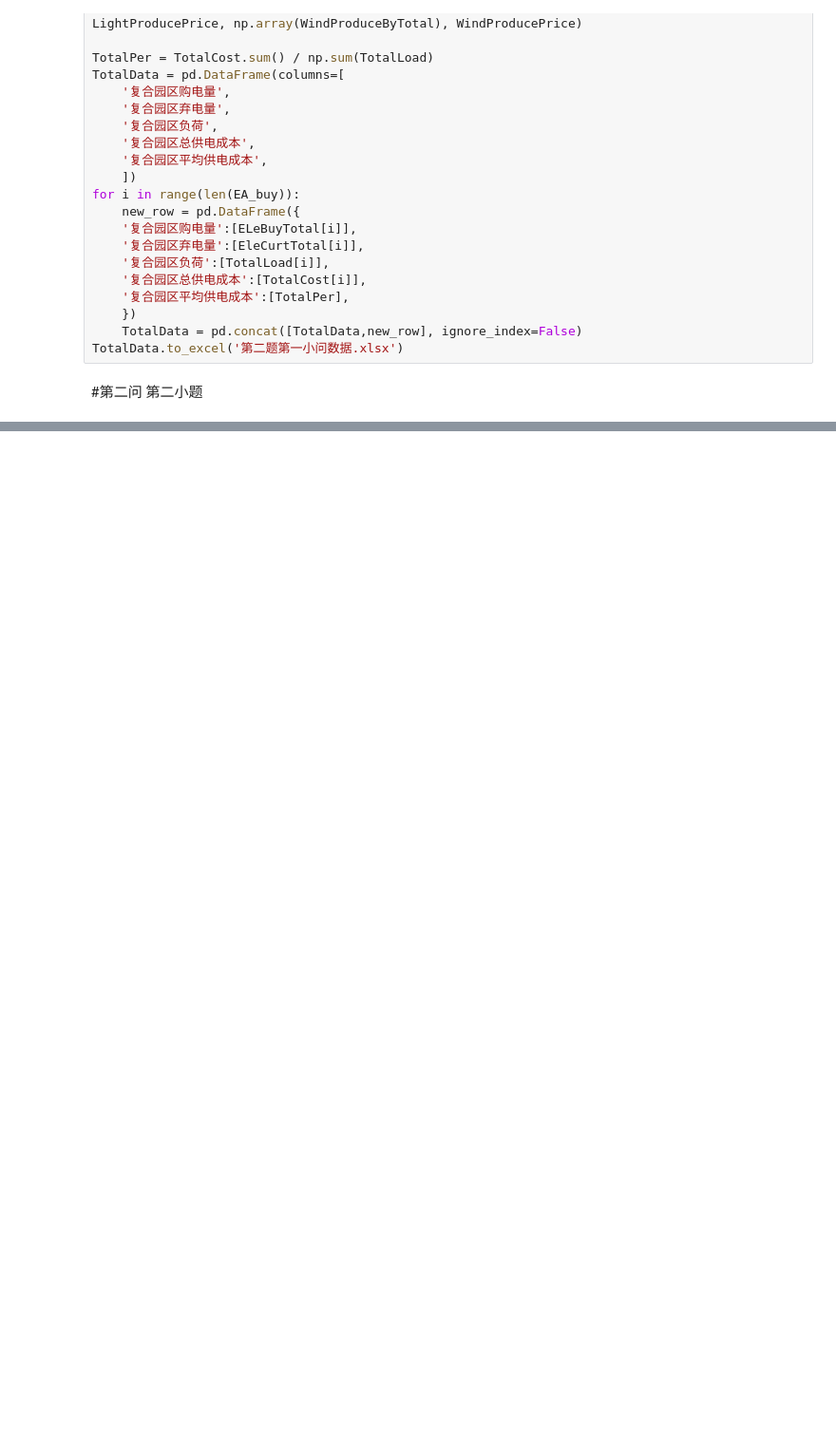
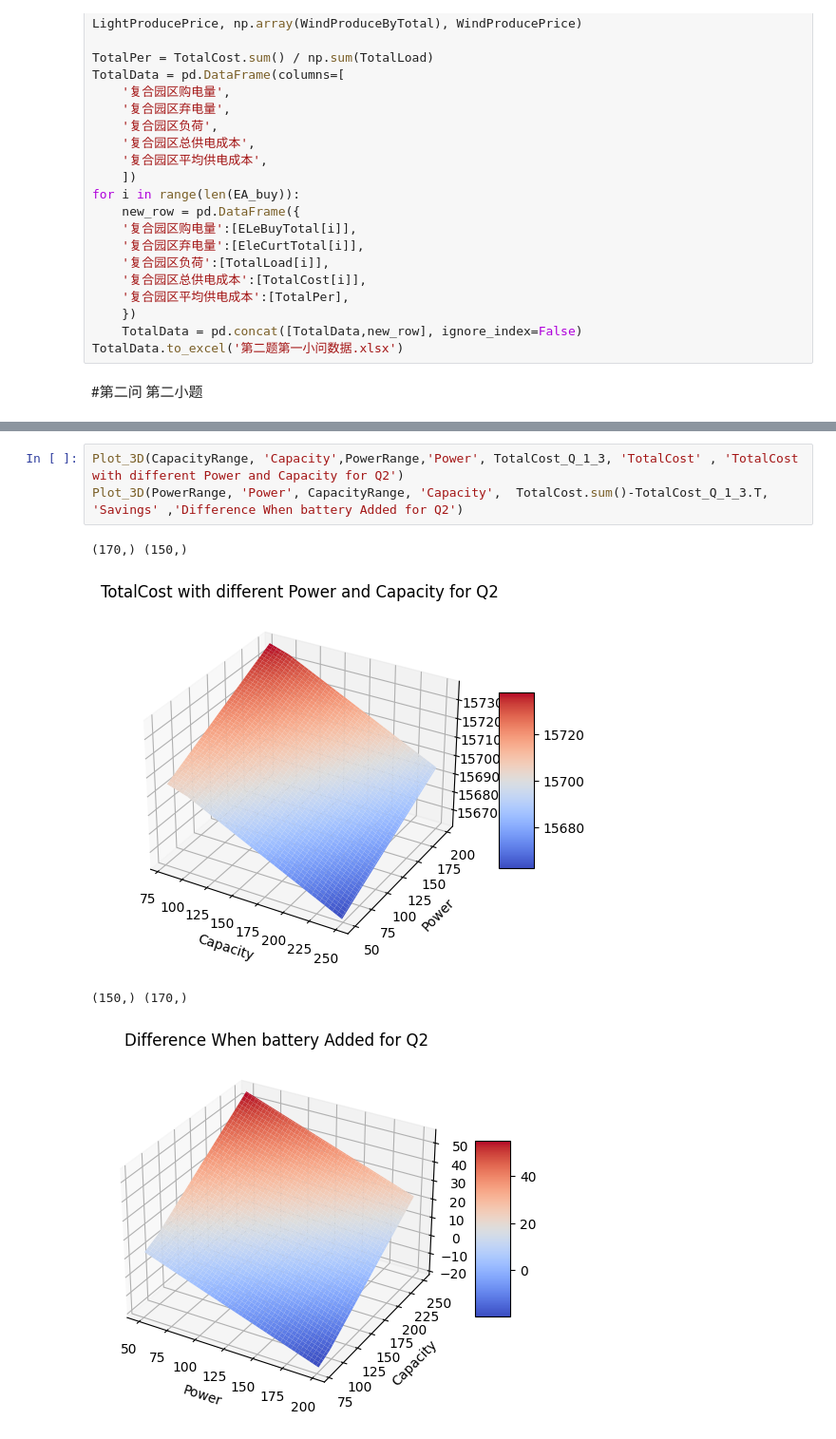
Before and after one commit to QGBLWQ/5.24, a Jupyter notebook: work.ipynb, the cells around one changed output, grey strips where cells are left out. Shown at 95% size. Drawn from its saved outputs; the diff is of its cells as text; blank space fills up the shorter version.

```diff
--- a/work.ipynb
+++ b/work.ipynb
@@ -445,0 +525,8 @@ TotalData.to_excel('第二题第一小问数据.xlsx')
+# %%
+Plot_3D(CapacityRange, 'Capacity',PowerRange,'Power', TotalCost_Q_1_3, 'TotalCost' , 'TotalCost with different Power and Capacity for Q2')
+Plot_3D(PowerRange, 'Power', CapacityRange, 'Capacity',  TotalCost.sum()-TotalCost_Q_1_3.T, 'Savings' ,'Difference When battery Added for Q2')
+# %% [output]
+(170,) (150,)
+[figure, added]
+(150,) (170,)
+[figure, added]
```
Also changed, not shown: parts of 9 cells of this notebook.
